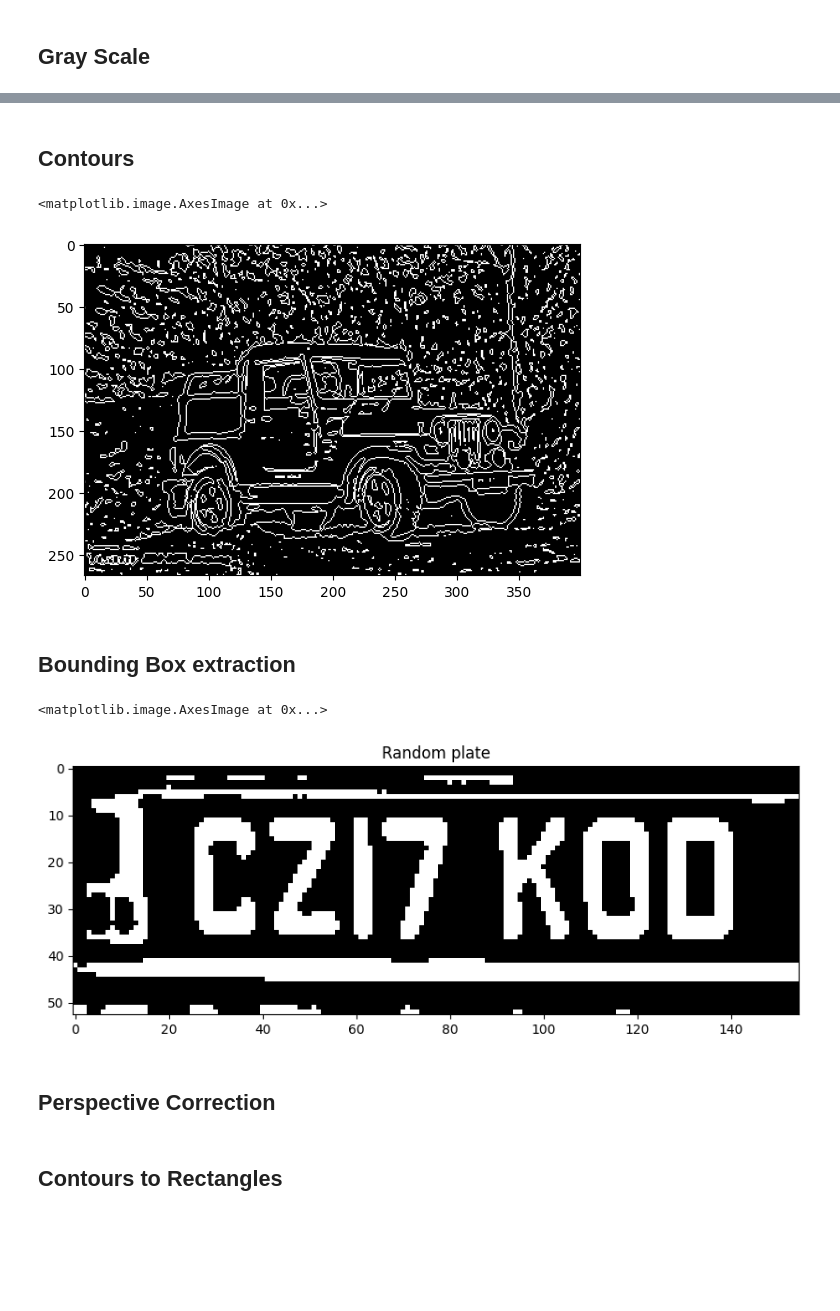
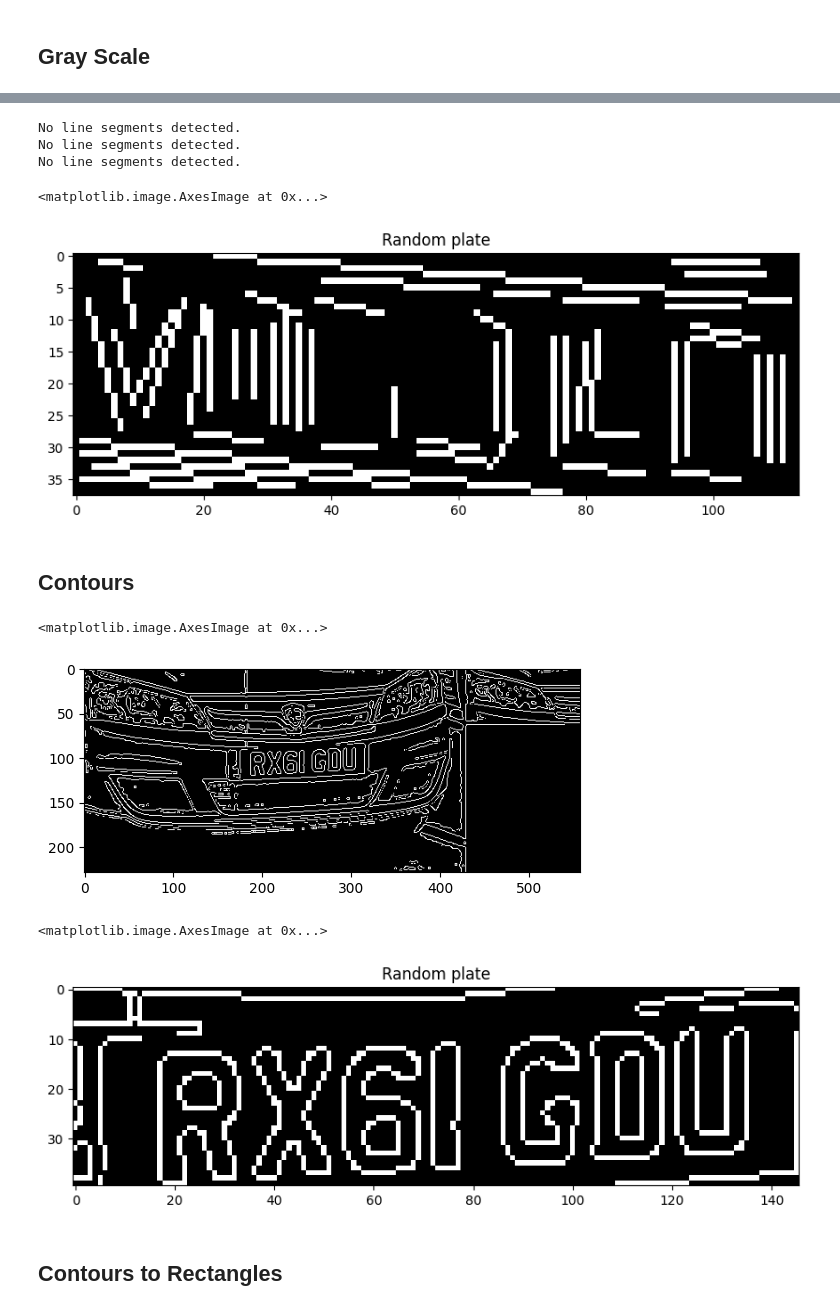
Before and after one commit to damirch/alpr, a Jupyter notebook: detection.ipynb, the cells around one changed output, grey strips where cells are left out. Cells and saved outputs as stored; diff of their text form; code cells hidden in the pictures; blank space fills up the shorter version.

```diff
--- a/detection.ipynb
+++ b/detection.ipynb
@@ -119,3 +150,33 @@ plt.imshow(rd.choice(grayscale_imgs), cmap='gray')
+# %%
+# perspective correction of plates
+plate_lines = []
+for i in range(len(plates)):
+    plate = plates[i]
+
+    line_image = np.zeros_like(plate)  # creating a blank to draw lines on
+
+    lsd = cv.createLineSegmentDetector(0)
+
+    lines, width, prec, nfa = lsd.detect(plate)
+    if lines is None:
+        print("No line segments detected.")
+        continue
+
+    edgeMap = lsd.drawSegments(line_image, lines)[..., -1]
+
+    plate_lines.append(edgeMap)
+# %% [output]
+No line segments detected.
+No line segments detected.
+No line segments detected.
+# %%
+# show a random plate
+fig, ax = plt.subplots(figsize=(10,8))
+ax.set_title('Random plate')
+ax.imshow(rd.choice(plate_lines), cmap='gray')
+# %% [output]
+<matplotlib.image.AxesImage at 0x...>
+[figure, added]
 # %% [markdown]
 ## Contours
 # %%
@@ -138,9 +199,7 @@ for image in grayscale_imgs:
     contours_imgs.append(img_contour)
 
 
-plt.imshow(rd.choice(contours_imgs), cmap='gray')
+plt.imshow(contours_imgs[random_index], cmap='gray')
 # %% [output]
 <matplotlib.image.AxesImage at 0x...>
-[figure, old version]
+[figure, new version]
-# %% [markdown]
-## Bounding Box extraction
@@ -159,9 +207,7 @@ for i in range(len(grayscale_imgs)):
 # show a random plate
 fig, ax = plt.subplots(figsize=(10,8))
 ax.set_title('Random plate')
-ax.imshow(rd.choice(plates), cmap='gray')
+ax.imshow(plates[random_index], cmap='gray')
 # %% [output]
 <matplotlib.image.AxesImage at 0x...>
-[figure, old version]
+[figure, new version]
-# %% [markdown]
-## Perspective Correction
```
Also changed, not shown: parts of 15 cells of this notebook.
